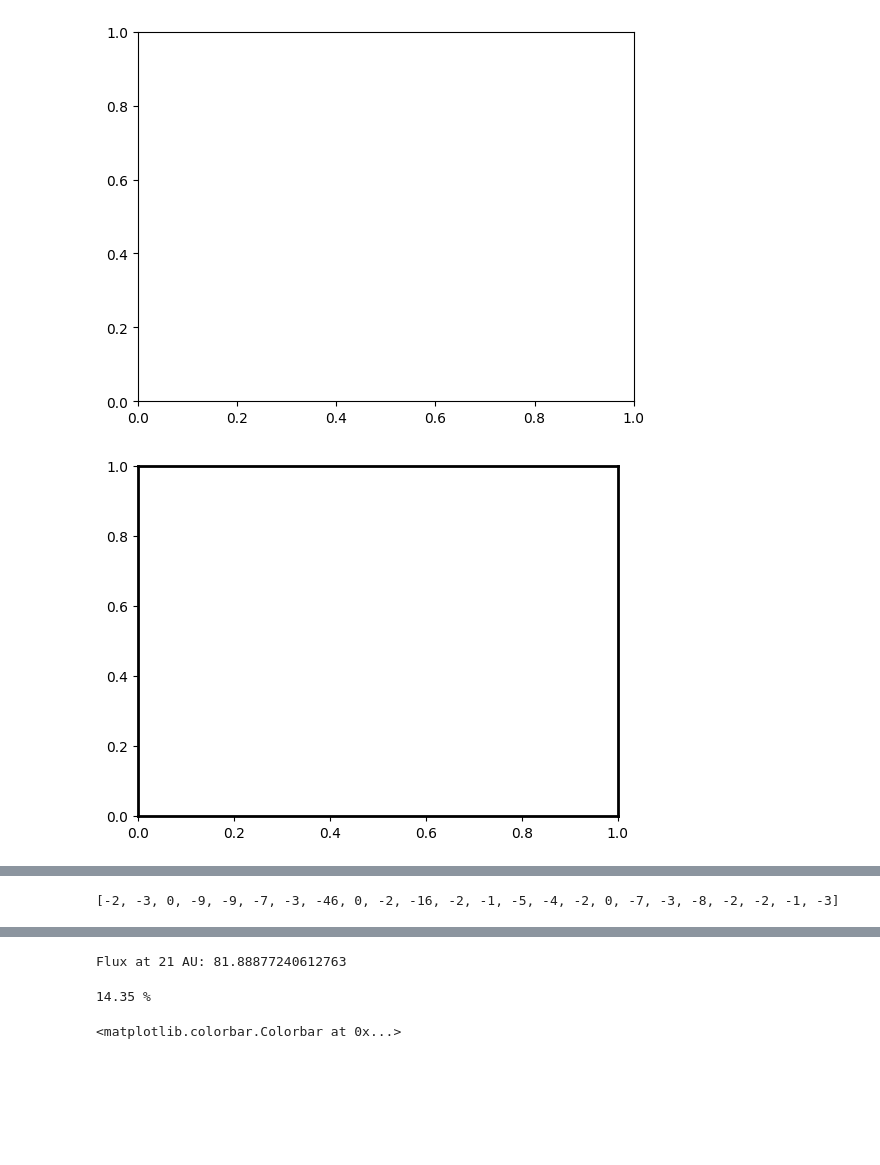
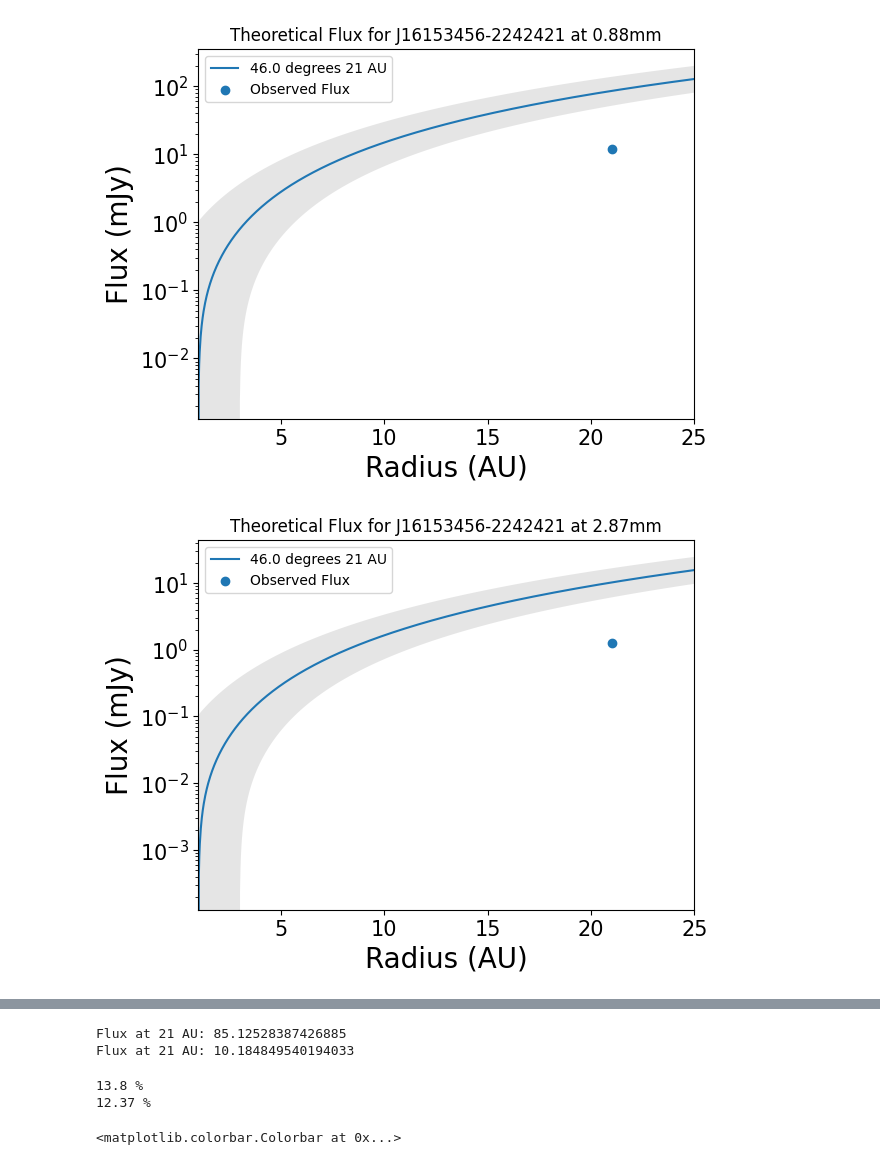
Before and after one commit to Maurone7/Upper-Sco-2022, a Jupyter notebook: theoretical_vs_measured_flux.ipynb, the cells around one changed output, grey strips where cells are left out. Drawn from its saved outputs; the diff is of its cells as text; code cells hidden in the pictures; blank space fills up the shorter version.

```diff
--- a/theoretical_vs_measured_flux.ipynb
+++ b/theoretical_vs_measured_flux.ipynb
@@ -1,14 +11,4 @@
 # %%
-import matplotlib.pyplot as plt
-fig, ax = plt.subplots()
-import numpy as np
-from scipy.integrate import quad
-from astropy import constants
-
-from data_file import source_list_garrett, luminosity_list_barenfeld_updated, radius_dust_updated, lower_bound_radius_updated, upper_bound_radius_updated, flux_list_2_87mm_garrett, flux_barenfeld_0_88mm_updated
-from Table_1 import distances_106
-from Table_2 import surface_density_list
-from Table_3 import opacity_list_3mm, opacity_list_0_87mm, temperature_list_van_der_plas
 
 # All constants are in CGS units
 wavelength_list = [0.088, 0.287]
@@ -33,7 +33,7 @@ sur_den_0 = surface_density_list[index_star]
 
 temperature_star = temperature_list_van_der_plas[index_star]
 AU_in_cm = 1.5 * 10 ** 13
-d = distances_106[index_star] * AU_in_cm
+d = distances_updated_upper_sco[index_star] * AU_in_cm
 R_in = 1 *AU_in_cm
 R_out = radius_dust_updated[index_star] * AU_in_cm
 R_out_list = np.linspace(1, 25, 1000) * AU_in_cm
@@ -43,6 +43,8 @@ R_out_upper_error = upper_bound_radius_updated[index_star] * AU_in_cm
 # Defining the function to be integrated
 function_to_integrate = lambda R, planck_function_wavelength: planck_function_wavelength * R
 
+
+wavelength = 0.088
 def planck_function_frequency(frequency, temperature):
     """
     Returns the Planck function at a given frequency and temperature.
@@ -55,7 +57,7 @@ def integrated_planck_radius(R_in, R_out, temperature):
     Integrates the Planck function multiplied by the radius from R_in to R_out.
     Returns the result in units of erg/s/cm^2.
     """
-    function_to_integrate = lambda R, temperature: 4*np.pi*R**2*planck_function_frequency(c/0.088, temperature)
+    function_to_integrate = lambda R, temperature: 4*np.pi*R**2*planck_function_frequency(c/wavelength, temperature)
     result, _ = quad(function_to_integrate, R_in, R_out, args=(temperature,))
     return result
 
@@ -63,7 +65,7 @@ def passive_T(R, L_star, flaring=0.02):
     T = (flaring * L_star / (8 * np.pi * R ** 2 * s_b)) ** (1/4)
     return T
 
-def final(i, d, R_in, R_out, L_star, flaring=0.02):
+def final(i, d, R_in, R_out, L_star):
     """
     Calculates the flux from the dust at a given inclination angle (i).
     """
@@ -80,16 +82,27 @@ i_upper_error = 12 * np.pi/180
 flux_values_0_88mm = []
 flux_values_0_88mm_lower_error = []
 flux_values_0_88mm_upper_error = []
+
+flux_values_2_87mm = []
+flux_values_2_87mm_lower_error = []
+flux_values_2_87mm_upper_error = []
+
 for radiuses in R_out_list:
-    flux_values_0_88mm.append(final(i, d, R_in, radiuses, L_star, flaring=0.02))
-    flux_values_0_88mm_lower_error.append(final(i - i_lower_error, d, R_in, radiuses + R_out_upper_error, L_star, flaring=0.02))
-    flux_values_0_88mm_upper_error.append(final(i + i_upper_error, d, R_in, radiuses + R_out_lower_error, L_star, flaring=0.02))
+    wavelength = 0.088
+    flux_values_0_88mm.append(final(i, d, R_in, radiuses, L_star))
+    flux_values_0_88mm_lower_error.append(final(i - i_lower_error, d, R_in, radiuses + R_out_upper_error, L_star))
+    flux_values_0_88mm_upper_error.append(final(i + i_upper_error, d, R_in, radiuses + R_out_lower_error, L_star))
+    wavelength = 0.287
+    flux_values_2_87mm.append(final(i, d, R_in, radiuses, L_star))
+    flux_values_2_87mm_lower_error.append(final(i - i_lower_error, d, R_in, radiuses + R_out_upper_error, L_star))
+    flux_values_2_87mm_upper_error.append(final(i + i_upper_error, d, R_in, radiuses + R_out_lower_error, L_star))
 
 i = i * 180/np.pi
 i_lower_error = i_lower_error * 180/np.pi
 i_upper_error = i_upper_error * 180/np.pi
 
 if __name__ == '__main__':
+    fig, ax = plt.subplots()
     plt.plot(R_out_list/AU_in_cm, flux_values_0_88mm, label= str(i) + " degrees " + str(21) + " AU")
     #plt.plot(R_out_list/AU_in_cm, flux_values_0_88mm_lower_error, label= str(i - i_lower_error) + " degrees " + str(21 + R_out_upper_error/AU_in_cm) + " AU")
     #plt.plot(R_out_list/AU_in_cm, flux_values_0_88mm_upper_error, label= str(i + i_upper_error) + " degrees " + str(21 + R_out_lower_error/AU_in_cm) + " AU")
@@ -97,7 +110,7 @@ if __name__ == '__main__':
     plt.scatter(radius_dust_updated[index_star], flux_barenfeld_0_88mm_updated[index_star], label='Observed Flux')
     plt.xlim(1,25)
 
-    plt.title("Theoretical Flux for J16153456-2242421")
+    plt.title("Theoretical Flux for J16153456-2242421 at 0.88mm")
     plt.xlabel("Radius (AU)", fontsize=20), plt.ylabel("Flux (mJy)", fontsize=20)
     plt.legend()
     plt.yscale('log')
@@ -107,7 +120,29 @@ if __name__ == '__main__':
 
     plt.show()
 
+    fig, ax = plt.subplots()
+    plt.plot(R_out_list/AU_in_cm, flux_values_2_87mm, label= str(i) + " degrees " + str(21) + " AU")
+    #plt.plot(R_out_list/AU_in_cm, flux_values_2_87mm_lower_error, label= str(i - i_lower_error) + " degrees " + str(21 + R_out_upper_error/AU_in_cm) + " AU")
+    #plt.plot(R_out_list/AU_in_cm, flux_values_2_87mm_upper_error, label= str(i + i_upper_error) + " degrees " + str(21 + R_out_lower_error/AU_in_cm) + " AU")
+    plt.fill_between(R_out_list/AU_in_cm, flux_values_2_87mm_lower_error, flux_values_2_87mm_upper_error, alpha=0.2, facecolor='gray')
+    plt.scatter(radius_dust_updated[index_star], flux_list_2_87mm_garrett[index_star], label='Observed Flux')
+    plt.xlim(1,25)
+
+    plt.title("Theoretical Flux for J16153456-2242421 at 2.87mm")
+    plt.xlabel("Radius (AU)", fontsize=20), plt.ylabel("Flux (mJy)", fontsize=20)
+    plt.legend()
+    plt.yscale('log')
+    plt.savefig('J16153456-2242421 theoretical and measured flux 2.87mm.png')
+    ax.tick_params(which='both', labelsize=15)
+
+    plt.show()
+
+
 i = 46 * np.pi/180
-flux_21AU = final(i, d, R_in, 21.012 * AU_in_cm, L_star, flaring=0.02)
-print('Flux at 21 AU:', flux_21AU)
+wavelength = 0.088
+flux_21AU_0_88mm = final(i, d, R_in, 21 * AU_in_cm, L_star)
+print('Flux at 21 AU:', flux_21AU_0_88mm)
+wavelength = 0.287
+flux_21AU_2_87mm = final(i, d, R_in, 21 * AU_in_cm, L_star)
+print('Flux at 21 AU:', flux_21AU_2_87mm)
 # %% [output]
@@ -131,2 +149,2 @@ J16303390-2428062  M4     3.51\pm0.02        146.61(-1.03,+1.04)  -1.1(0.119,-0.
-[figure, old version]
+[figure, new version]
-[figure, old version]
+[figure, new version]
@@ -136 +150,0 @@ J16303390-2428062  M4     3.51\pm0.02        146.61(-1.03,+1.04)  -1.1(0.119,-0.
-[-2, -3, 0, -9, -9, -7, -3, -46, 0, -2, -16, -2, -1, -5, -4, -2, 0, -7, -3, -8, -2, -2, -1, -3]
@@ -138,8 +151,11 @@ J16303390-2428062  M4     3.51\pm0.02        146.61(-1.03,+1.04)  -1.1(0.119,-0.
-Flux at 21 AU: 81.88877240612763
+Flux at 21 AU: 85.12528387426885
+Flux at 21 AU: 10.184849540194033
 # %%
-print(round(flux_barenfeld_0_88mm_updated[index_star]/flux_21AU * 100, 2), '%')
+print(round(flux_barenfeld_0_88mm_updated[index_star]/flux_21AU_0_88mm * 100, 2), '%')
+print(round(flux_list_2_87mm_garrett[index_star]/flux_21AU_2_87mm * 100, 2), '%')
 # %% [output]
-14.35 %
+13.8 %
+12.37 %
 # %%
 # create colorbar
 # create scatter of stars spectral index vs flux_1mm
```
Also changed, not shown: parts of 3 cells of this notebook, 11 other files.
